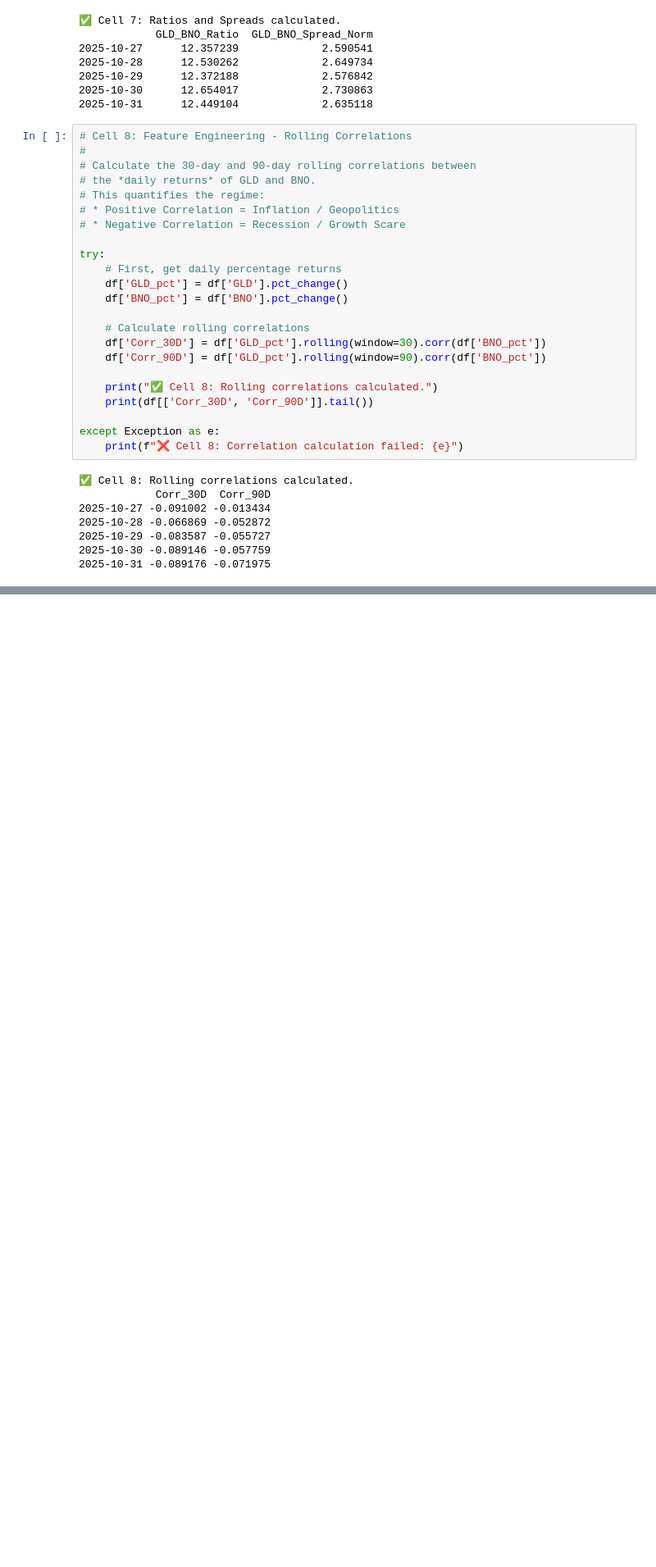
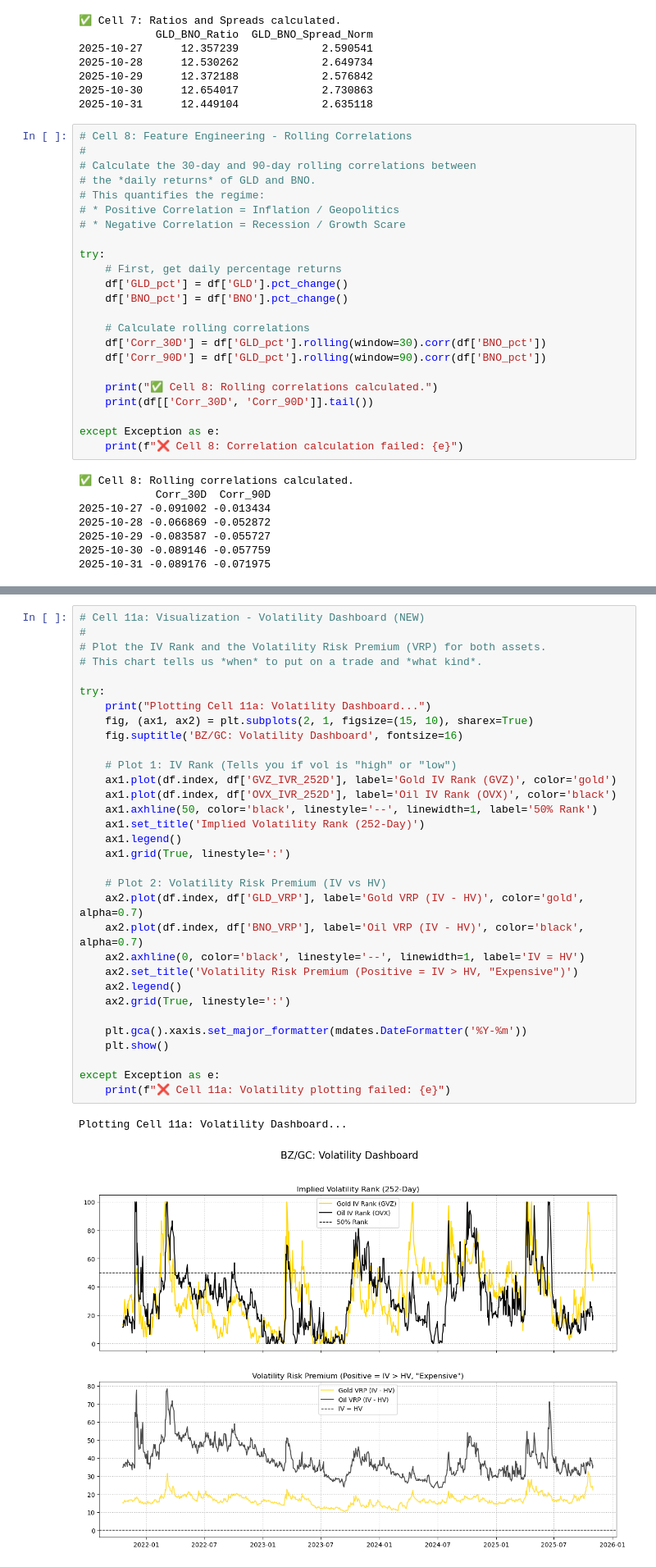
Before and after one commit to bluetopazz/quant, a Jupyter notebook: crudegc.ipynb, the cells around one changed output, grey strips where cells are left out. Shown at 82% size. Cells and saved outputs as stored; diff of their text form; blank space fills up the shorter version.

Commit message:
Updated all 4 dashboard/desk

```diff
--- a/crudegc.ipynb
+++ b/crudegc.ipynb
@@ -377 +463,36 @@ Plotting Cell 11: Correlation Breakdown...
+# %%
+# Cell 11a: Visualization - Volatility Dashboard (NEW)
+#
+# Plot the IV Rank and the Volatility Risk Premium (VRP) for both assets.
+# This chart tells us *when* to put on a trade and *what kind*.
+
+try:
+    print("Plotting Cell 11a: Volatility Dashboard...")
+    fig, (ax1, ax2) = plt.subplots(2, 1, figsize=(15, 10), sharex=True)
+    fig.suptitle('BZ/GC: Volatility Dashboard', fontsize=16)
+
+    # Plot 1: IV Rank (Tells you if vol is "high" or "low")
+    ax1.plot(df.index, df['GVZ_IVR_252D'], label='Gold IV Rank (GVZ)', color='gold')
+    ax1.plot(df.index, df['OVX_IVR_252D'], label='Oil IV Rank (OVX)', color='black')
+    ax1.axhline(50, color='black', linestyle='--', linewidth=1, label='50% Rank')
+    ax1.set_title('Implied Volatility Rank (252-Day)')
+    ax1.legend()
+    ax1.grid(True, linestyle=':')
+
+    # Plot 2: Volatility Risk Premium (IV vs HV)
+    ax2.plot(df.index, df['GLD_VRP'], label='Gold VRP (IV - HV)', color='gold', alpha=0.7)
+    ax2.plot(df.index, df['BNO_VRP'], label='Oil VRP (IV - HV)', color='black', alpha=0.7)
+    ax2.axhline(0, color='black', linestyle='--', linewidth=1, label='IV = HV')
+    ax2.set_title('Volatility Risk Premium (Positive = IV > HV, "Expensive")')
+    ax2.legend()
+    ax2.grid(True, linestyle=':')
+
+    plt.gca().xaxis.set_major_formatter(mdates.DateFormatter('%Y-%m'))
+    plt.show()
+
+except Exception as e:
+    print(f"❌ Cell 11a: Volatility plotting failed: {e}")
+# %% [output]
+Plotting Cell 11a: Volatility Dashboard...
+[figure, added]
 # %%
```
Also changed, not shown: parts of 11 cells of this notebook, 4 other files.
